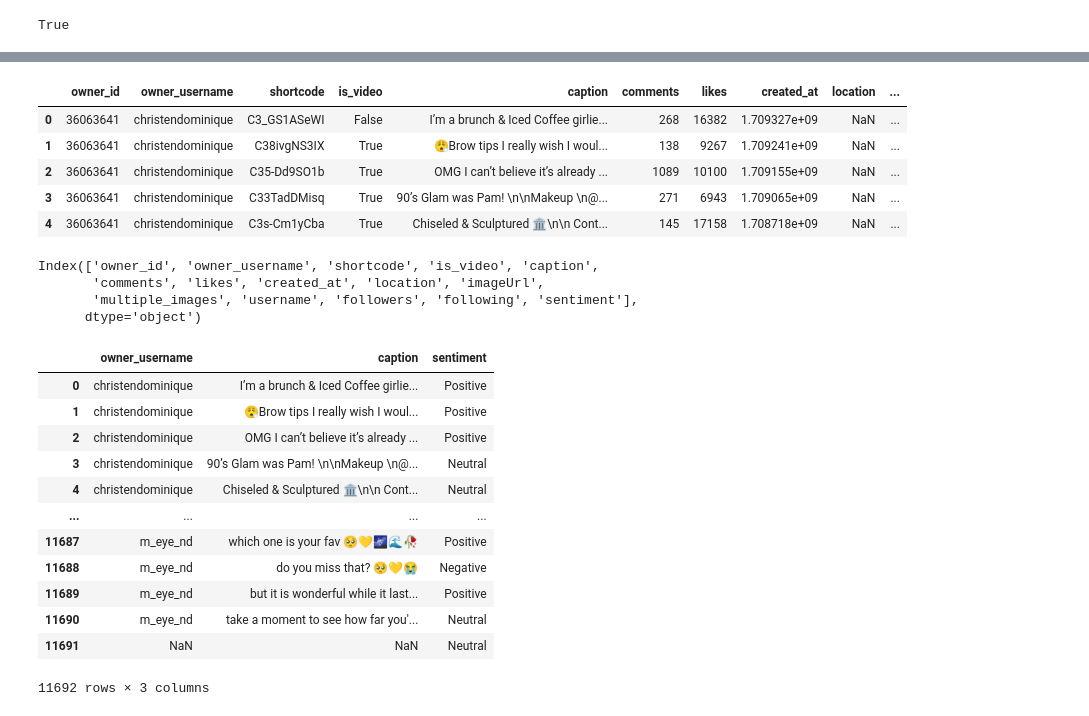
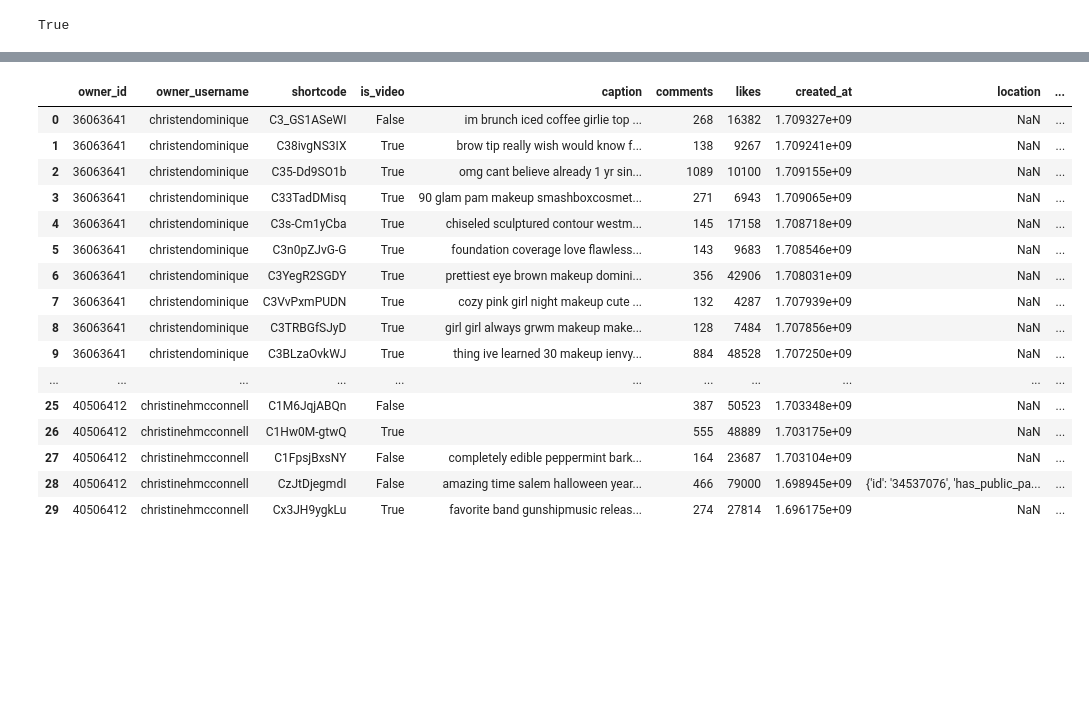
Before and after one commit to vineethpetnakota/emotion-detection-using-social-media-data, a Jupyter notebook: emotion_detection using sentiment analysis.ipynb, the cells around one changed output, grey strips where cells are left out. Saved outputs shown, nothing was run; the diff lists cells and outputs as text; code cells hidden in the pictures; blank space fills up the shorter version.

```diff
--- a/emotion_detection using sentiment analysis.ipynb
+++ b/emotion_detection using sentiment analysis.ipynb
@@ -118,0 +110,6 @@ def analyze_sentiment(text):
+# %%
+import nltk
+nltk.download('omw-1.4')
+
+
+df['caption'] = df['caption'].astype(str).apply(preprocess_text)
@@ -128,2 +127,0 @@ df.head()
-# %%
-df['sentiment'] = df['caption'].astype(str).apply(analyze_sentiment)
@@ -147,2 +128,22 @@ def preprocess_text(text):
-# %%
-df['sentiment'] = df['caption'].astype(str).apply(analyze_sentiment)
+# %%
+from transformers import pipeline
+import pandas as pd
+
+# Load a pre-trained model for emotion detection
+emotion_classifier = pipeline('text-classification', model='j-hartmann/emotion-english-distilroberta-base', return_all_scores=True)
+
+# Function to analyze emotions in captions
+def analyze_emotions(caption):
+    result = emotion_classifier(caption, padding=True, truncation=True, max_length=128)  # Adjust max_length as needed
+    if isinstance(result, list) and result:
+        # Extract the emotion label with the highest score
+        top_emotion = max(result[0], key=lambda x: x['score'])
+        return top_emotion['label']
+    else:
+        return 'unknown'
+
+# Apply the function to the 'caption' column and create a new column for emotions
+df['emotion'] = df['caption'].apply(lambda x: analyze_emotions(str(x)))
+
+# Display the updated DataFrame
+df.head(30)
@@ -149,32 +157,20 @@ df['sentiment'] = df['caption'].astype(str).apply(analyze_sentiment)
 # %%
-df.head()
+df.head(30)
 # %% [output]
 |  | owner_id | owner_username | shortcode | is_video | caption | comments | likes | created_at | location | ... |
-| 0 | 36063641 | christendominique | C3_GS1ASeWI | False | I’m a brunch & Iced Coffee girlie... | 268 | 16382 | 1.709327e+09 | NaN | ... |
-| 1 | 36063641 | christendominique | C38ivgNS3IX | True | 😮‍💨Brow tips I really wish I woul... | 138 | 9267 | 1.709241e+09 | NaN | ... |
-| 2 | 36063641 | christendominique | C35-Dd9SO1b | True | OMG I can’t believe it’s already ... | 1089 | 10100 | 1.709155e+09 | NaN | ... |
-| 3 | 36063641 | christendominique | C33TadDMisq | True | 90’s Glam was Pam! \n\nMakeup \n@... | 271 | 6943 | 1.709065e+09 | NaN | ... |
-| 4 | 36063641 | christendominique | C3s-Cm1yCba | True | Chiseled & Sculptured 🏛️\n\n Cont... | 145 | 17158 | 1.708718e+09 | NaN | ... |
+| 0 | 36063641 | christendominique | C3_GS1ASeWI | False | im brunch iced coffee girlie top ... | 268 | 16382 | 1.709327e+09 | NaN | ... |
+| 1 | 36063641 | christendominique | C38ivgNS3IX | True | brow tip really wish would know f... | 138 | 9267 | 1.709241e+09 | NaN | ... |
+| 2 | 36063641 | christendominique | C35-Dd9SO1b | True | omg cant believe already 1 yr sin... | 1089 | 10100 | 1.709155e+09 | NaN | ... |
+| 3 | 36063641 | christendominique | C33TadDMisq | True | 90 glam pam makeup smashboxcosmet... | 271 | 6943 | 1.709065e+09 | NaN | ... |
+| 4 | 36063641 | christendominique | C3s-Cm1yCba | True | chiseled sculptured contour westm... | 145 | 17158 | 1.708718e+09 | NaN | ... |
+| 5 | 36063641 | christendominique | C3n0pZJvG-G | True | foundation coverage love flawless... | 143 | 9683 | 1.708546e+09 | NaN | ... |
+| 6 | 36063641 | christendominique | C3YegR2SGDY | True | prettiest eye brown makeup domini... | 356 | 42906 | 1.708031e+09 | NaN | ... |
+| 7 | 36063641 | christendominique | C3VvPxmPUDN | True | cozy pink girl night makeup cute ... | 132 | 4287 | 1.707939e+09 | NaN | ... |
+| 8 | 36063641 | christendominique | C3TRBGfSJyD | True | girl girl always grwm makeup make... | 128 | 7484 | 1.707856e+09 | NaN | ... |
+| 9 | 36063641 | christendominique | C3BLzaOvkWJ | True | thing ive learned 30 makeup ienvy... | 884 | 48528 | 1.707250e+09 | NaN | ... |
+| ... | ... | ... | ... | ... | ... | ... | ... | ... | ... | ... |
+| 25 | 40506412 | christinehmcconnell | C1M6JqjABQn | False |  | 387 | 50523 | 1.703348e+09 | NaN | ... |
+| 26 | 40506412 | christinehmcconnell | C1Hw0M-gtwQ | True |  | 555 | 48889 | 1.703175e+09 | NaN | ... |
+| 27 | 40506412 | christinehmcconnell | C1FpsjBxsNY | False | completely edible peppermint bark... | 164 | 23687 | 1.703104e+09 | NaN | ... |
+| 28 | 40506412 | christinehmcconnell | CzJtDjegmdI | False | amazing time salem halloween year... | 466 | 79000 | 1.698945e+09 | {'id': '34537076', 'has_public_pa... | ... |
+| 29 | 40506412 | christinehmcconnell | Cx3JH9ygkLu | True | favorite band gunshipmusic releas... | 274 | 27814 | 1.696175e+09 | NaN | ... |
-# %%
-df.columns
-# %% [output]
-Index(['owner_id', 'owner_username', 'shortcode', 'is_video', 'caption',
-       'comments', 'likes', 'created_at', 'location', 'imageUrl',
-       'multiple_images', 'username', 'followers', 'following', 'sentiment'],
-      dtype='object')
-# %%
-df[['owner_username','caption','sentiment']]
-# %% [output]
-|  | owner_username | caption | sentiment |
-| 0 | christendominique | I’m a brunch & Iced Coffee girlie... | Positive |
-| 1 | christendominique | 😮‍💨Brow tips I really wish I woul... | Positive |
-| 2 | christendominique | OMG I can’t believe it’s already ... | Positive |
-| 3 | christendominique | 90’s Glam was Pam! \n\nMakeup \n@... | Neutral |
-| 4 | christendominique | Chiseled & Sculptured 🏛️\n\n Cont... | Neutral |
-| ... | ... | ... | ... |
-| 11687 | m_eye_nd | which one is your fav 🥺💛🌌🌊🥀 | Positive |
-| 11688 | m_eye_nd | do you miss that? 🥺💛😭 | Negative |
-| 11689 | m_eye_nd | but it is wonderful while it last... | Positive |
-| 11690 | m_eye_nd | take a moment to see how far you'... | Neutral |
-| 11691 | NaN | NaN | Neutral |
-11692 rows × 3 columns
```
Also changed, not shown: parts of 14 cells of this notebook.
